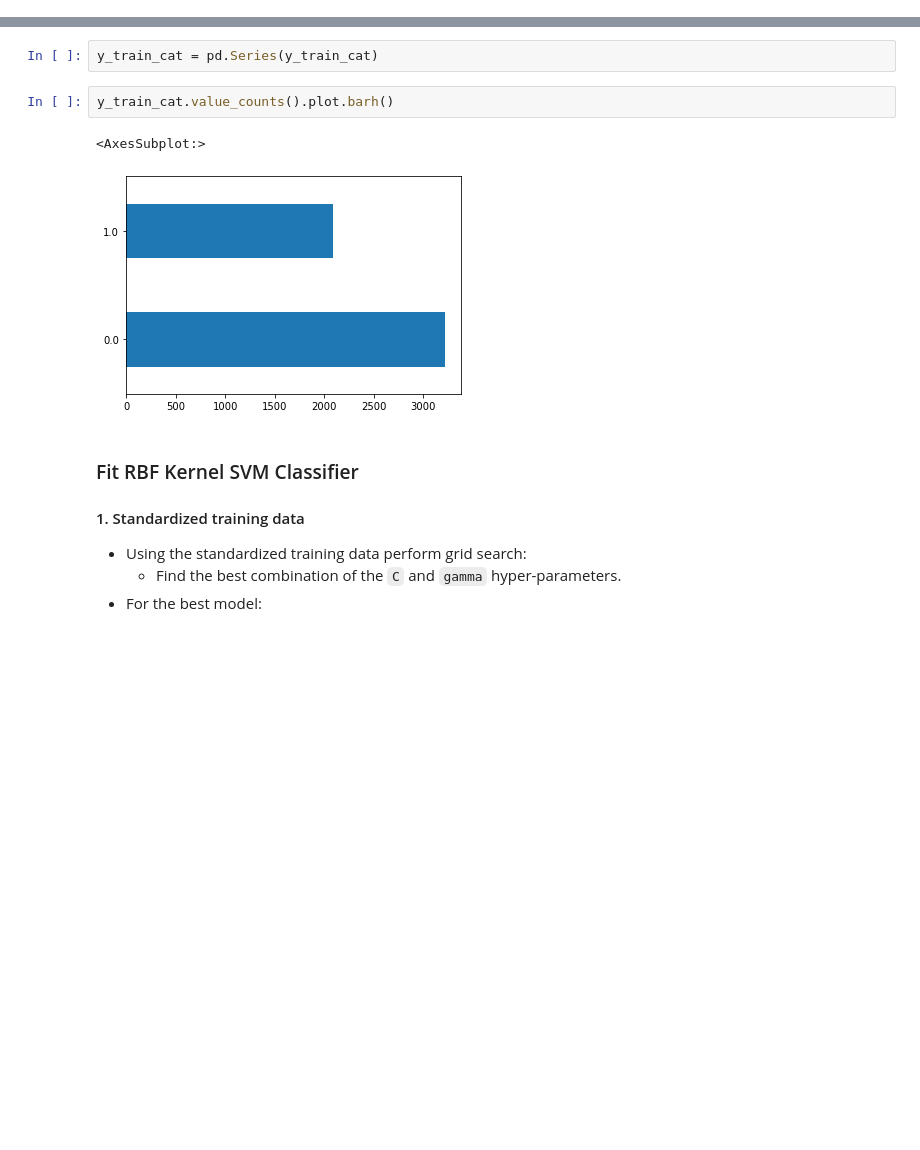
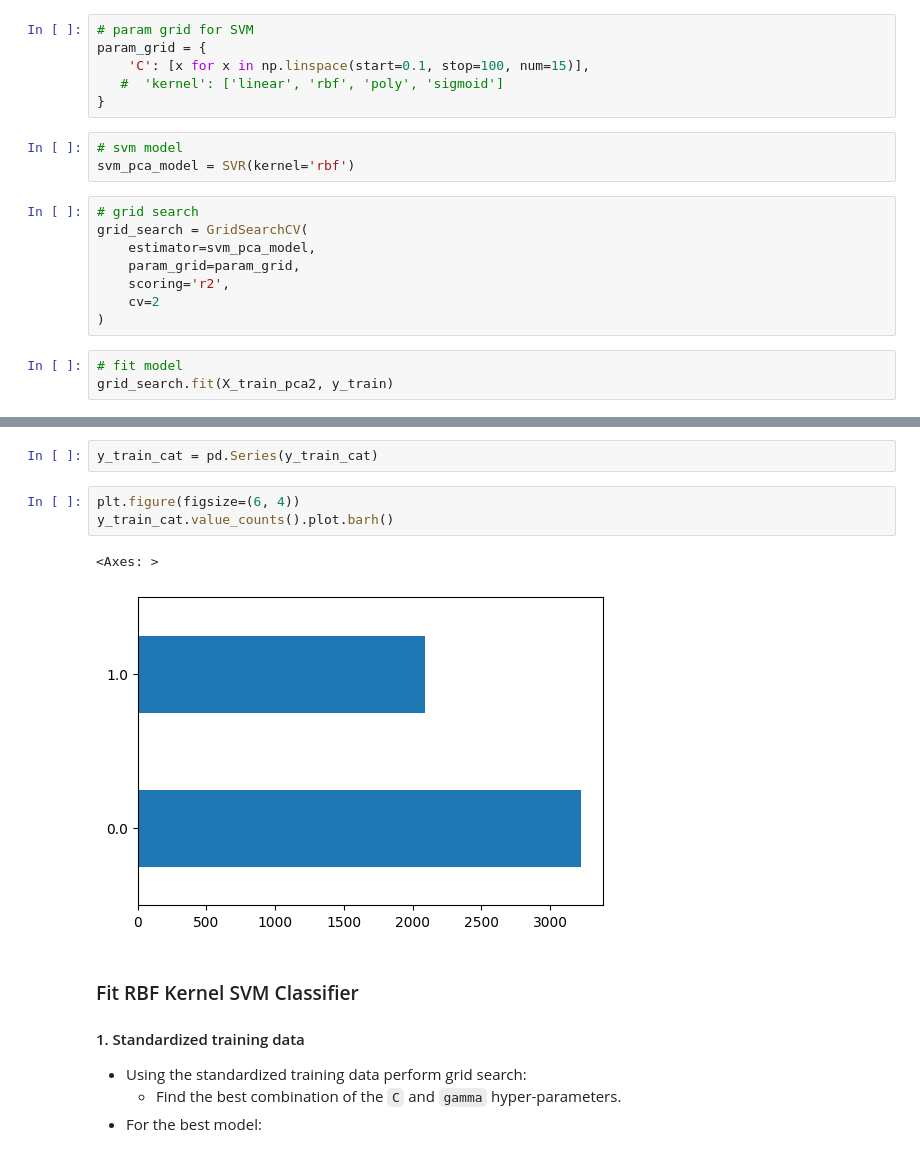
Before and after one commit to kushalnavghare/DSC-540-ADVNCD_ML, a Jupyter notebook: Assignment_3_v3_Kushal.ipynb, the cells around one changed output, grey strips where cells are left out. Saved outputs shown, nothing was run; the diff lists cells and outputs as text; blank space fills up the shorter version.

```diff
--- a/Assignment_3_v3_Kushal.ipynb
+++ b/Assignment_3_v3_Kushal.ipynb
@@ -878,2 +815,22 @@ RMSE = 1.20
 # %% [markdown]
 **SVM Regression with PCA transformed data**
+# %%
+# param grid for SVM
+param_grid = {
+    'C': [x for x in np.linspace(start=0.1, stop=100, num=15)],
+   #  'kernel': ['linear', 'rbf', 'poly', 'sigmoid']
+}
+# %%
+# svm model
+svm_pca_model = SVR(kernel='rbf')
+# %%
+# grid search
+grid_search = GridSearchCV(
+    estimator=svm_pca_model,
+    param_grid=param_grid,
+    scoring='r2',
+    cv=2
+)
+# %%
+# fit model
+grid_search.fit(X_train_pca2, y_train)
@@ -895,10 +886,11 @@ y_test_cat = binarizer.transform(y_test.values.reshape(-1,1)).ravel()
 # %%
 y_train_cat = pd.Series(y_train_cat)
 # %%
+plt.figure(figsize=(6, 4))
 y_train_cat.value_counts().plot.barh()
 # %% [output]
-<AxesSubplot:>
+<Axes: >
-[figure, old version]
+[figure, new version]
 # %% [markdown]
 ### Fit RBF Kernel SVM Classifier
 
```
Also changed, not shown: parts of 57 cells of this notebook.
